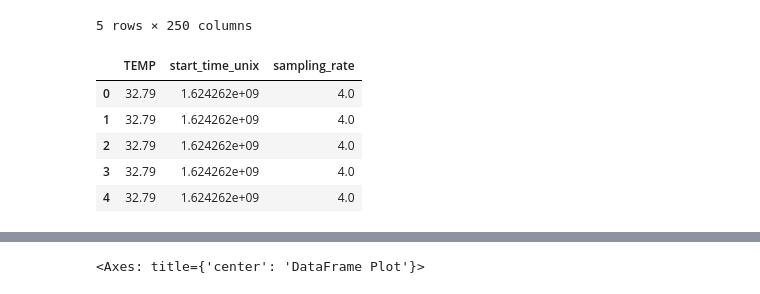
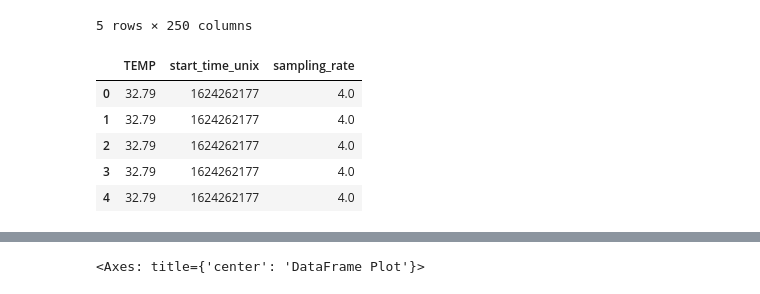
Before and after one commit to Hau09dw/Stress-And-Anxiety-Detection, a Jupyter notebook: notebook/preprocessing.ipynb, the cells around one changed output, grey strips where cells are left out. Saved outputs shown, nothing was run; the diff lists cells and outputs as text; code cells hidden in the pictures.

```diff
--- a/notebook/preprocessing.ipynb
+++ b/notebook/preprocessing.ipynb
@@ -26,16 +26,17 @@ responses_df.head()
 | 4 | Experiment_1 | 1624262243 | 1 | 1 | Experiment_1-1-1 | 75.03 | ... |
 5 rows × 250 columns
 # %%
-eda_df = pd.read_csv('../data/raw/Experiment_1/A1/Left_EDA.csv')
-temp_df = pd.read_csv('../data/raw/Experiment_1/A1/Left_TEMP.csv')
-hr_df = pd.read_csv('../data/raw/Experiment_1/A1/Left_HR.csv')
-bvp_df = pd.read_csv('../data/raw/Experiment_1/A1/Left_BVP.csv')
+eda_df = pd.read_csv('../raw/Experiment_1/A1/Left_EDA.csv')
+temp_df = pd.read_csv('../raw/Experiment_1/A1/Left_TEMP.csv')
+hr_df = pd.read_csv('../raw/Experiment_1/A1/Left_HR.csv')
+bvp_df = pd.read_csv('../raw/Experiment_1/A1/Left_BVP.csv')
-# %%
-temp_df.head()
-# %% [output]
-|  | TEMP | start_time_unix | sampling_rate |
-| 0 | 32.79 | 1.624262e+09 | 4.0 |
-| 1 | 32.79 | 1.624262e+09 | 4.0 |
-| 2 | 32.79 | 1.624262e+09 | 4.0 |
-| 3 | 32.79 | 1.624262e+09 | 4.0 |
-| 4 | 32.79 | 1.624262e+09 | 4.0 |
+# %%
+temp_df['start_time_unix'] = temp_df['start_time_unix'].astype('long')
+temp_df.head()
+# %% [output]
+|  | TEMP | start_time_unix | sampling_rate |
+| 0 | 32.79 | 1624262177 | 4.0 |
+| 1 | 32.79 | 1624262177 | 4.0 |
+| 2 | 32.79 | 1624262177 | 4.0 |
+| 3 | 32.79 | 1624262177 | 4.0 |
+| 4 | 32.79 | 1624262177 | 4.0 |
```
Also changed, not shown: parts of 3 cells of this notebook, 1 other file.
